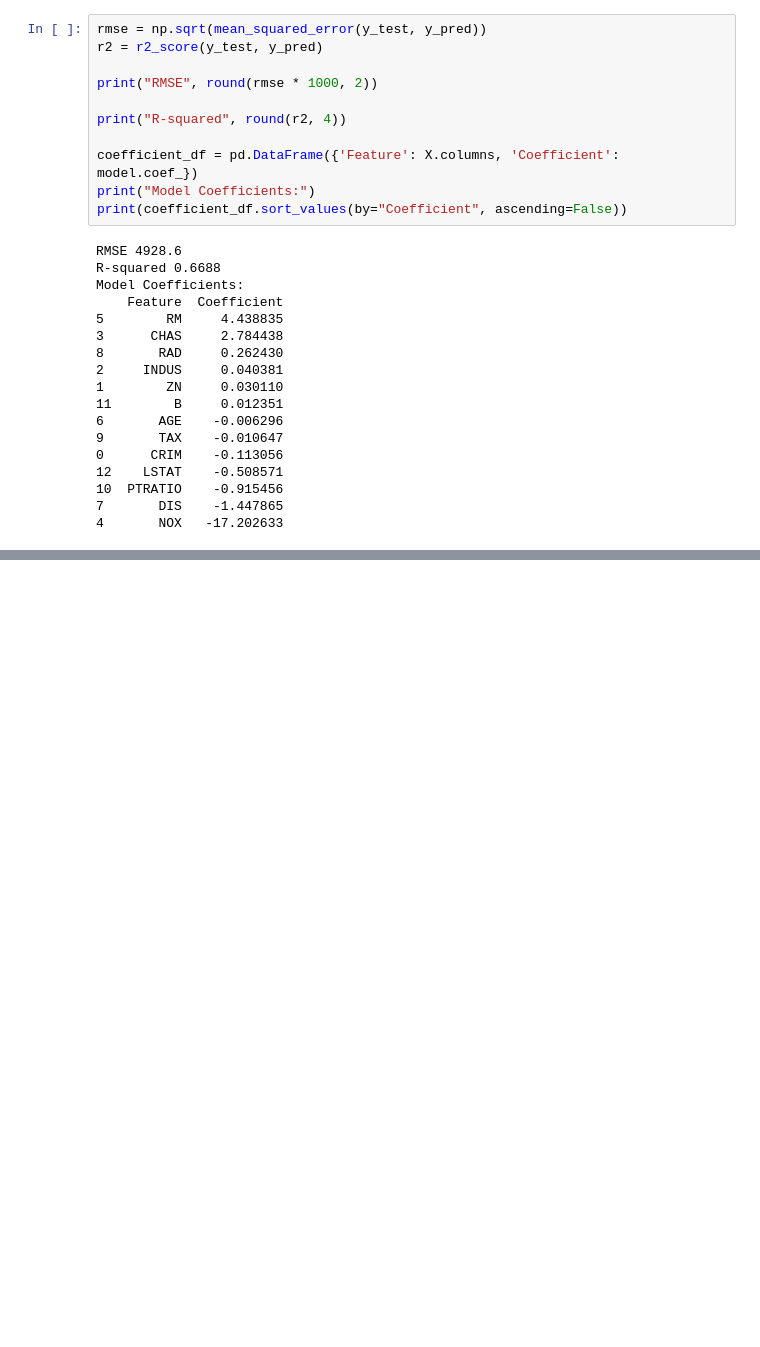
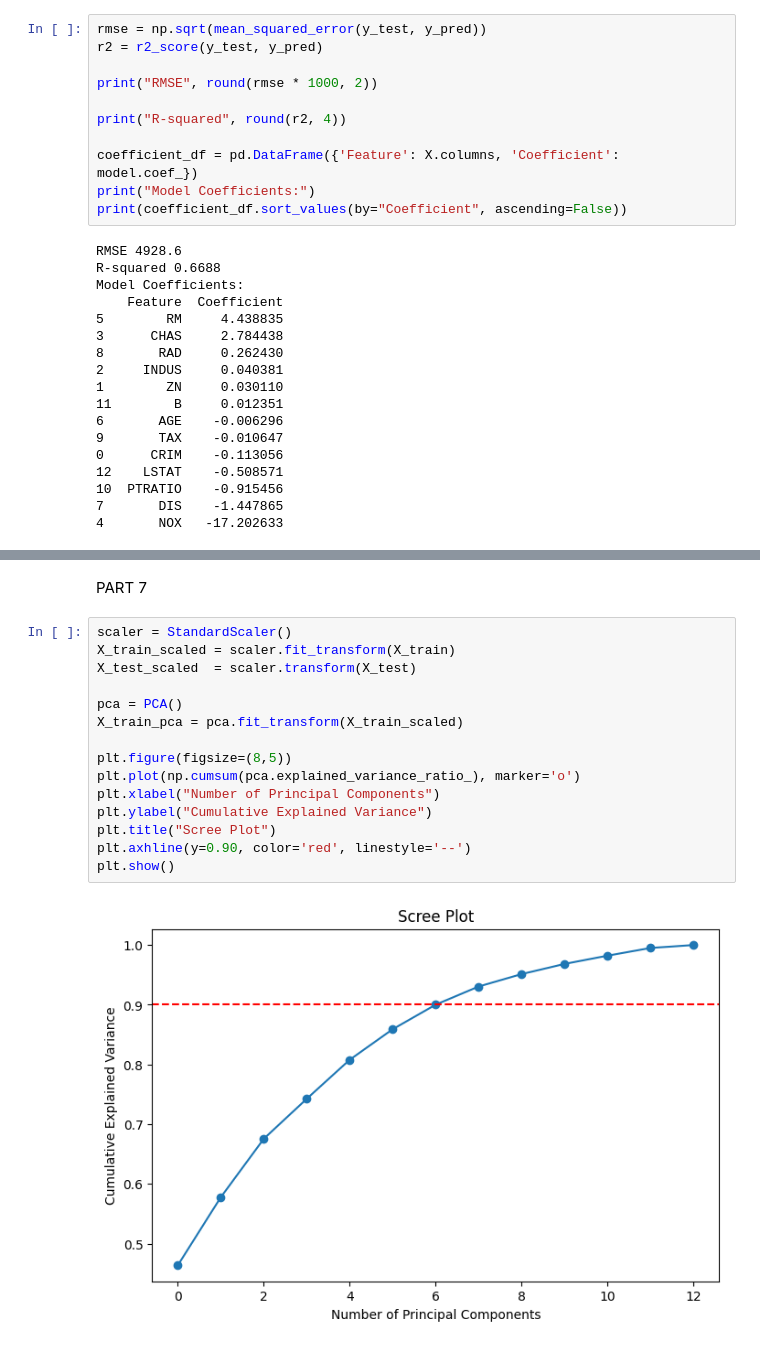
Before and after one commit to kenzodebola/Boston-Housing-Analysis, a Jupyter notebook: Boston_Dataset_ML.ipynb, the cells around one changed output, grey strips where cells are left out. Cells and saved outputs as stored; diff of their text form; blank space fills up the shorter version.

```diff
--- a/Boston_Dataset_ML.ipynb
+++ b/Boston_Dataset_ML.ipynb
@@ -223,0 +568,19 @@ Model Coefficients:
+# %% [markdown]
+PART 7
+# %%
+scaler = StandardScaler()
+X_train_scaled = scaler.fit_transform(X_train)
+X_test_scaled  = scaler.transform(X_test)
+
+pca = PCA()
+X_train_pca = pca.fit_transform(X_train_scaled)
+
+plt.figure(figsize=(8,5))
+plt.plot(np.cumsum(pca.explained_variance_ratio_), marker='o')
+plt.xlabel("Number of Principal Components")
+plt.ylabel("Cumulative Explained Variance")
+plt.title("Scree Plot")
+plt.axhline(y=0.90, color='red', linestyle='--')
+plt.show()
+# %% [output]
+[figure, added]
```
Also changed, not shown: parts of 29 cells of this notebook.
